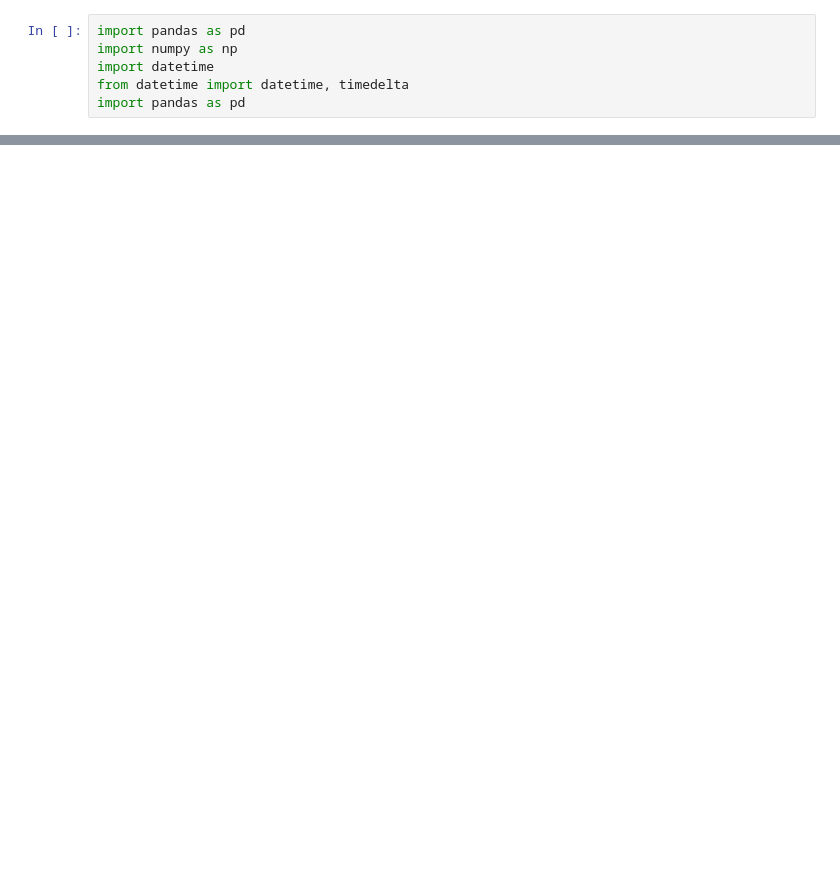
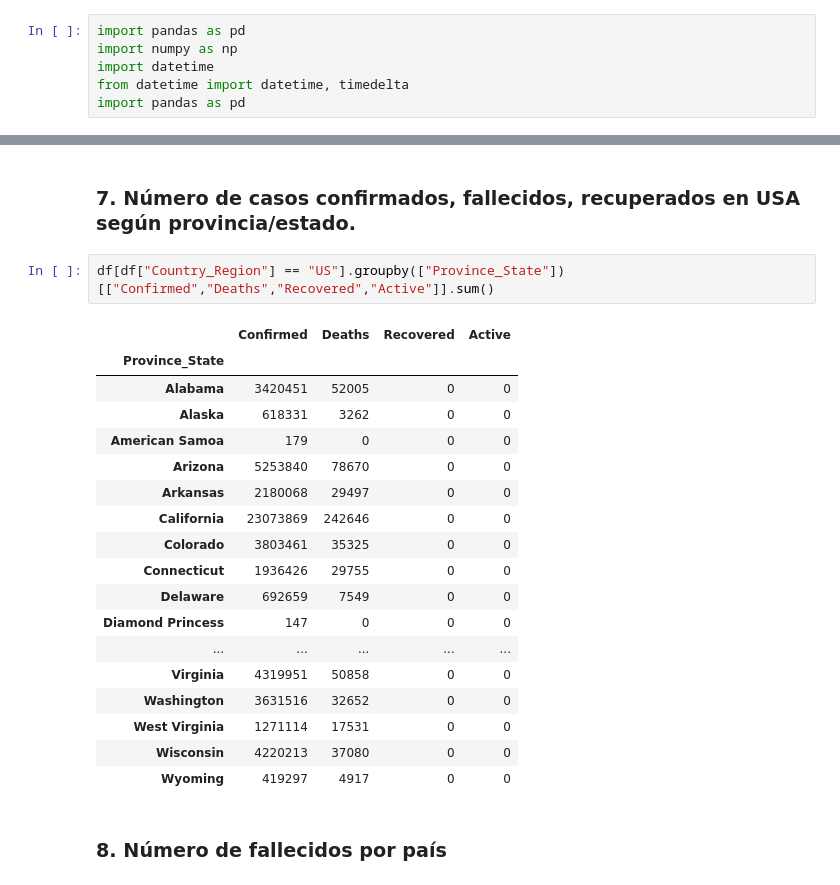
Before and after one commit to AlexisPV/Proyecto_Gestion_datos, a Jupyter notebook: Pinto_gestion.ipynb, the cells around one changed output, grey strips where cells are left out. Drawn from its saved outputs; the diff is of its cells as text; blank space fills up the shorter version.

```diff
--- a/Pinto_gestion.ipynb
+++ b/Pinto_gestion.ipynb
@@ -144,0 +219,25 @@ dead[["Confirmed","Deaths","Recovered","Active"]]
+# %% [markdown]
+### 7. Número de casos confirmados, fallecidos, recuperados en USA según provincia/estado.
+# %%
+df[df["Country_Region"] == "US"].groupby(["Province_State"])[["Confirmed","Deaths","Recovered","Active"]].sum()
+# %% [output]
+|  | Confirmed | Deaths | Recovered | Active |
+| Province_State |  |  |  |  |
+| Alabama | 3420451 | 52005 | 0 | 0 |
+| Alaska | 618331 | 3262 | 0 | 0 |
+| American Samoa | 179 | 0 | 0 | 0 |
+| Arizona | 5253840 | 78670 | 0 | 0 |
+| Arkansas | 2180068 | 29497 | 0 | 0 |
+| California | 23073869 | 242646 | 0 | 0 |
+| Colorado | 3803461 | 35325 | 0 | 0 |
+| Connecticut | 1936426 | 29755 | 0 | 0 |
+| Delaware | 692659 | 7549 | 0 | 0 |
+| Diamond Princess | 147 | 0 | 0 | 0 |
+| ... | ... | ... | ... | ... |
+| Virginia | 4319951 | 50858 | 0 | 0 |
+| Washington | 3631516 | 32652 | 0 | 0 |
+| West Virginia | 1271114 | 17531 | 0 | 0 |
+| Wisconsin | 4220213 | 37080 | 0 | 0 |
+| Wyoming | 419297 | 4917 | 0 | 0 |
+# %% [markdown]
+### 8. Número de fallecidos por país
```
Also changed, not shown: parts of 17 cells of this notebook.
